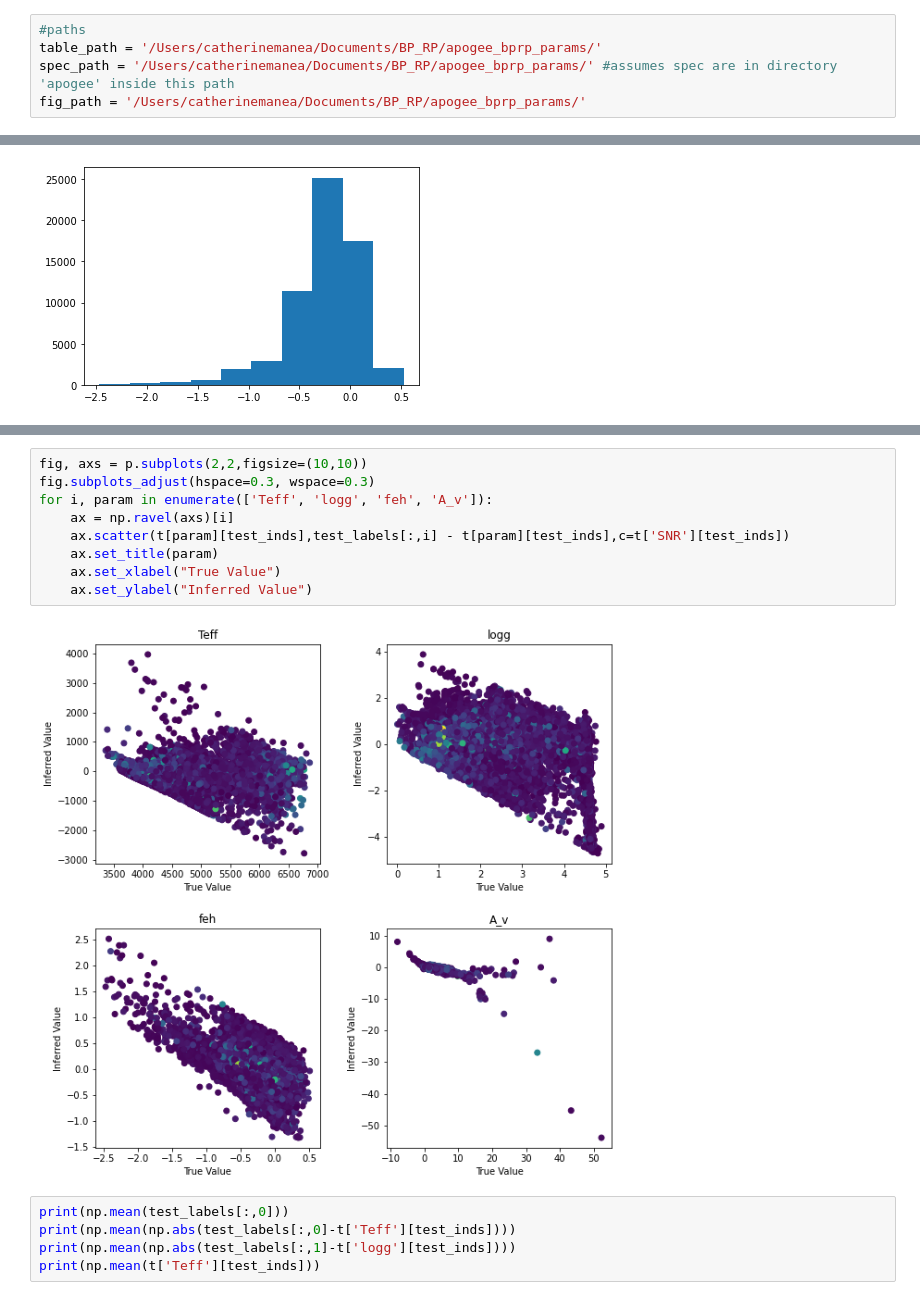
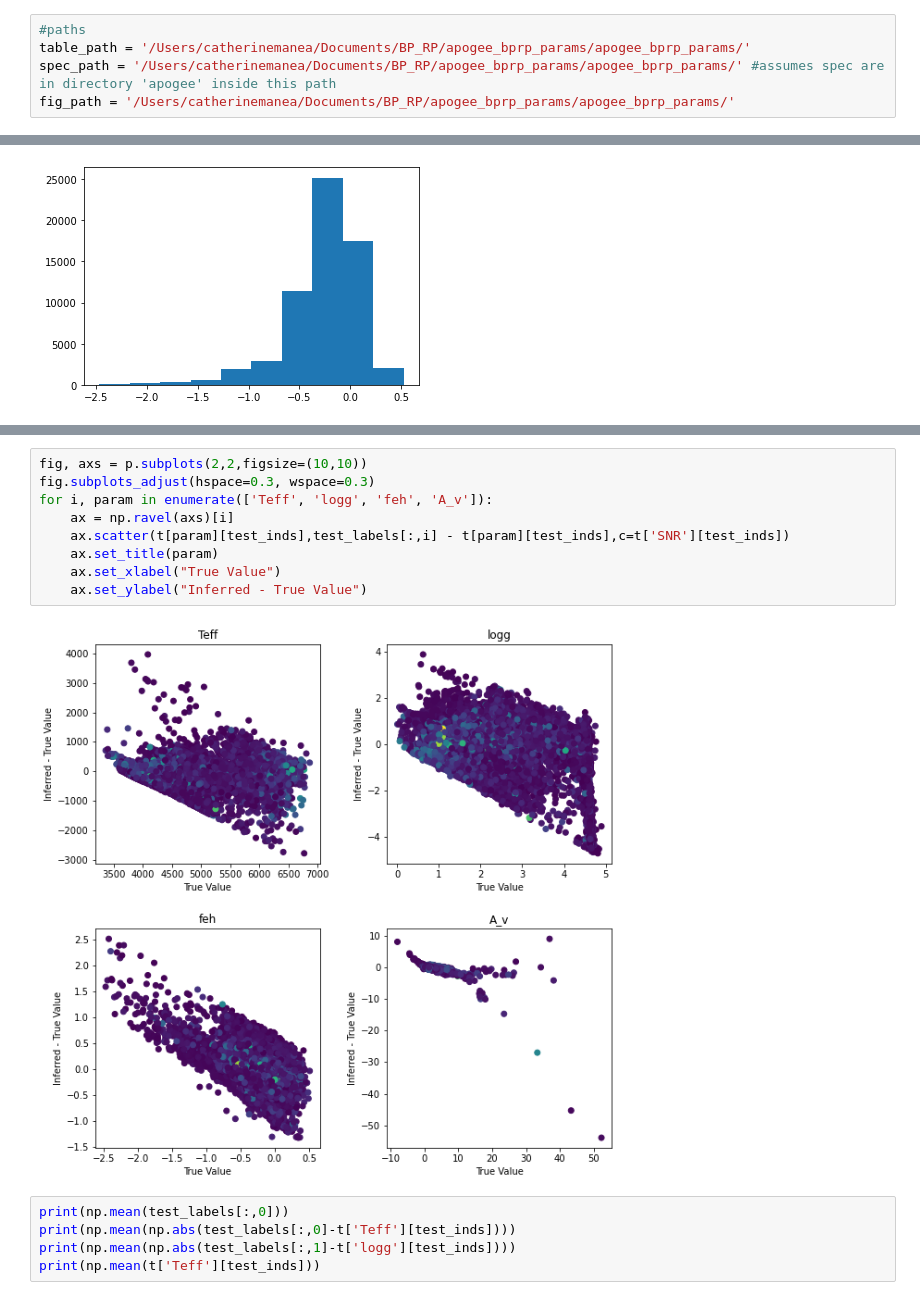
Before and after one commit to mlucey/apogee_bprp_params, a Jupyter notebook: apogee_bprp_params.ipynb, the cells around one changed output, grey strips where cells are left out. Cells and saved outputs as stored; diff of their text form.

```diff
--- a/apogee_bprp_params.ipynb
+++ b/apogee_bprp_params.ipynb
@@ -5,9 +5,9 @@ import thecannon as tc
 import matplotlib.pyplot as p
 # %%
 #paths
-table_path = '/Users/catherinemanea/Documents/BP_RP/apogee_bprp_params/'
-spec_path = '/Users/catherinemanea/Documents/BP_RP/apogee_bprp_params/' #assumes spec are in directory 'apogee' inside this path
-fig_path = '/Users/catherinemanea/Documents/BP_RP/apogee_bprp_params/'
+table_path = '/Users/catherinemanea/Documents/BP_RP/apogee_bprp_params/apogee_bprp_params/'
+spec_path = '/Users/catherinemanea/Documents/BP_RP/apogee_bprp_params/apogee_bprp_params/' #assumes spec are in directory 'apogee' inside this path
+fig_path = '/Users/catherinemanea/Documents/BP_RP/apogee_bprp_params/apogee_bprp_params/'
 # %%
 t = Table.read(table_path+'synth_apogee_0.fits')
 t = t[t['synth']]
@@ -201,14 +219,14 @@ stty: stdin isn't a terminal
 # %%
 fig, axs = p.subplots(2,2,figsize=(10,10))
 fig.subplots_adjust(hspace=0.3, wspace=0.3)
 for i, param in enumerate(['Teff', 'logg', 'feh', 'A_v']):
     ax = np.ravel(axs)[i]
     ax.scatter(t[param][test_inds],test_labels[:,i] - t[param][test_inds],c=t['SNR'][test_inds])
     ax.set_title(param)
     ax.set_xlabel("True Value")
-    ax.set_ylabel("Inferred Value")
+    ax.set_ylabel("Inferred - True Value")
 # %% [output]
-[figure, old version]
+[figure, new version]
 # %%
 print(np.mean(test_labels[:,0]))
 print(np.mean(np.abs(test_labels[:,0]-t['Teff'][test_inds])))
```
Also changed, not shown: parts of 6 cells of this notebook.
